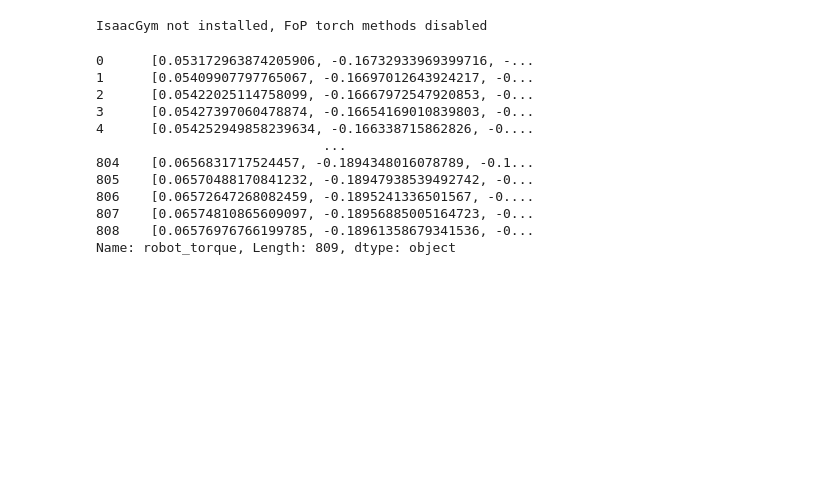
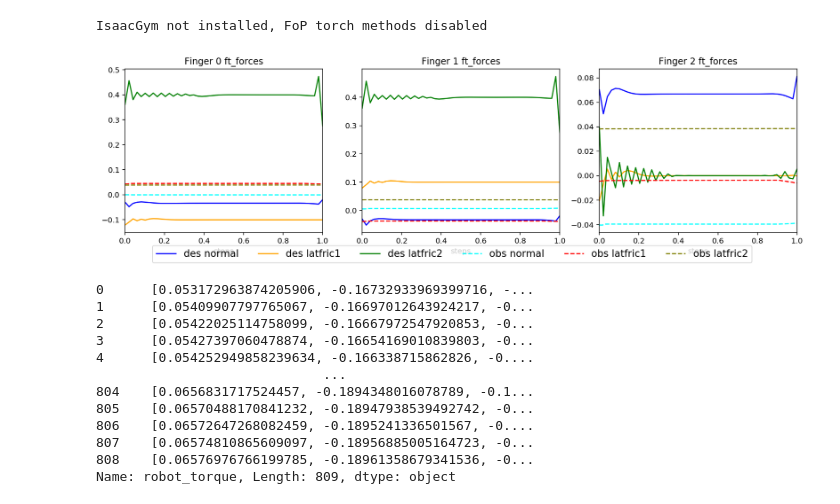
Before and after one commit to krishpop/benchmark-rrc, a Jupyter notebook: notebooks/visualization.ipynb, the cells around one changed output. Drawn from its saved outputs; the diff is of its cells as text; code cells hidden in the pictures; blank space fills up the shorter version.

```diff
--- a/notebooks/visualization.ipynb
+++ b/notebooks/visualization.ipynb
@@ -38,14 +38,22 @@ def plot_3f_des_obs_data(des_data, obs_data, line_labels=DEFAULT_OBSDES_LABELS,
     f, ax = plt.subplots(1, 3, figsize=(16, 4))
     des_df = pd.DataFrame(des_data, columns=[f'd{i}' for i in range(9)])
     obs_df = pd.DataFrame(obs_data, columns=[f'd{i}' for i in range(9)])
+    if len(des_df) != len(obs_df):
+        des_df['steps'] = np.linspace(0, 1, len(des_df))
+        obs_df['steps'] = np.linspace(0, 1, len(obs_df))
+    else:
+        des_df['steps'] = np.arange(0, len(des_df))
+        obs_df['steps'] = np.arange(0, len(obs_df))
     for i in range(3):
         des_df.plot(y=[col for col in des_df.columns[3 * i:3 * i + 3]],
+                    x='steps',
                     ax=ax[i],
                     title=f'Finger {i} {title}',
                     legend=False,
                     style=des_style,
                     color=des_color)
         lines = obs_df.plot(y=[col for col in obs_df.columns[3 * i:3 * i + 3]],
+                    x='steps',
                     ax=ax[i],
                     title=f'Finger {i} {title}',
                     legend=False,
@@ -58,6 +66,7 @@ def plot_3f_des_obs_data(des_data, obs_data, line_labels=DEFAULT_OBSDES_LABELS,
 
 def plot_3f_data(data, line_labels=DEFAULT_DATA_LABELS, title="torques"):
     # Plots 3-Finger desired and observed data
+    assert data.shape[1] == 9, "data needs to be 9D"
     color = ['b', 'orange', 'g']  # solid and dashed line colors
     style = ['-']*3
     f, ax = plt.subplots(1, 3, figsize=(16, 4))
@@ -67,8 +76,8 @@ def plot_3f_data(data, line_labels=DEFAULT_DATA_LABELS, title="torques"):
                         ax=ax[i],
                         title=f'Finger {i} {title}',
                         legend=False,
-                        style=obs_style,
-                        color=obs_color)
+                        style=style,
+                        color=color)
     plt.figlegend(lines.lines, line_labels, loc = 'lower center',
                   borderaxespad=0.1, ncol=6, labelspacing=0.,
                   prop={'size': 13})
@@ -123,6 +132,14 @@ def flatten_data(d):
 
 def get_data(df, key):
     return np.concatenate(df[key].apply(flatten_data).values)
+# %%
+d0, d1 = np.load('../tests/test.npz'), np.load('../tests/test_ki_0.110.npz')
+plot_3f_des_obs_data(d0['ft_wf_traj'], d1['ft_wf_traj'].reshape(130, 9), title='ft_forces')
+# _, k = d0['ft_wf_traj'].shape
+# for i in range(k):
+#     plt.plot(np.linspace(0, 1, len(d0['ft_wf_traj'])), d0['ft_wf_traj'][:, i])
+# %% [output]
+[figure, added]
 # %%
 full_df['robot_action']
 # %% [output]
```
Also changed, not shown: 10 other files.
